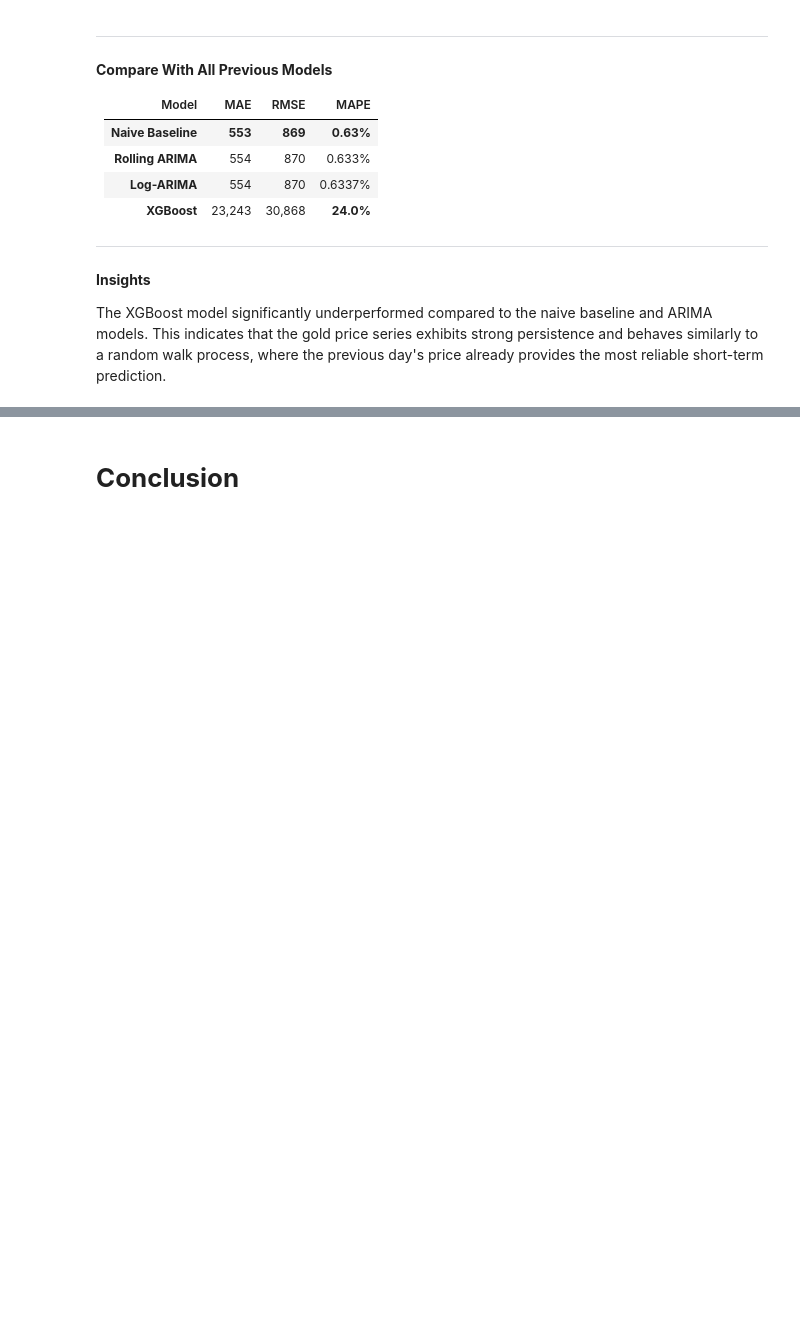
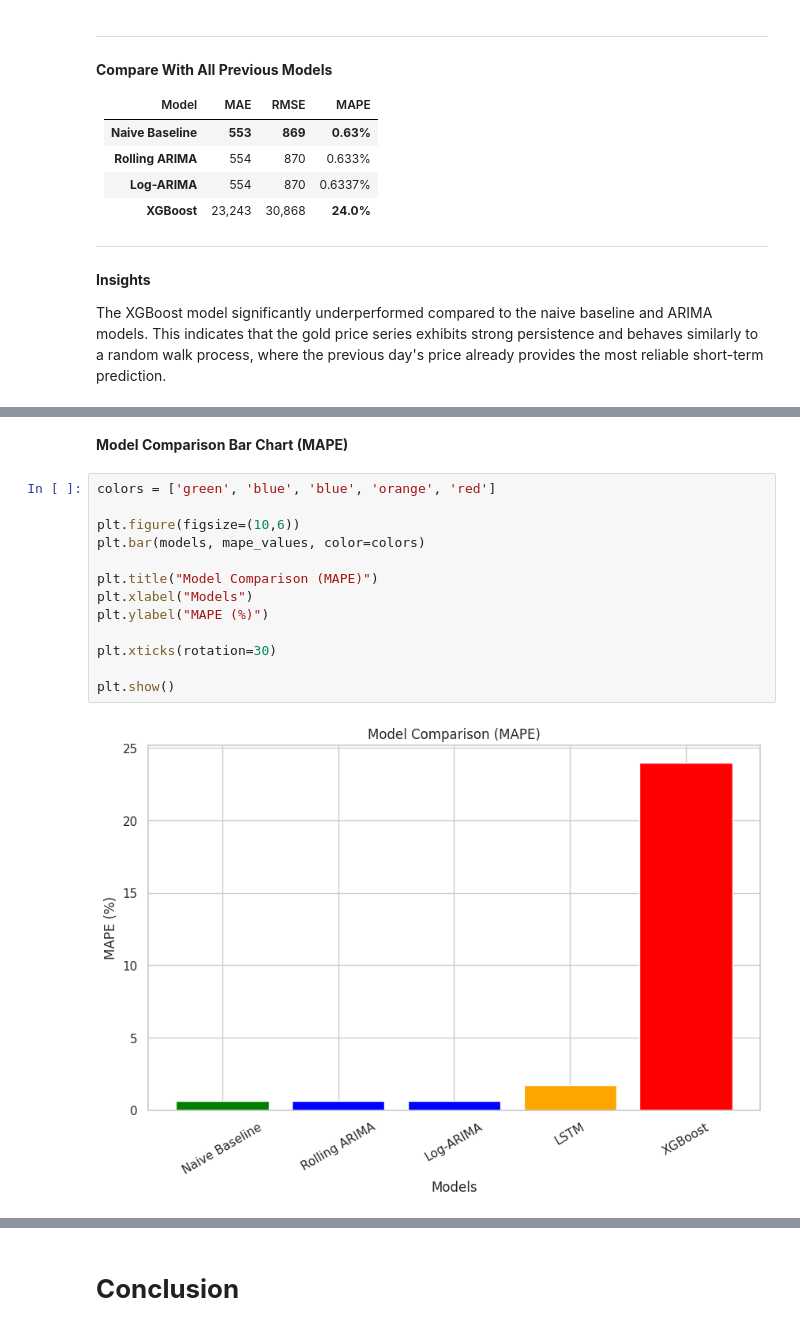
Before and after one commit to Sagarjain93/Machine-Learning-Portfolio, a Jupyter notebook: 03_ML_Practice/Gold_Price_Prediction_Forecasting/03_notebook/05_modelling.ipynb, the cells around one changed output, grey strips where cells are left out. Cells and saved outputs as stored; diff of their text form; blank space fills up the shorter version.

```diff
--- a/03_ML_Practice/Gold_Price_Prediction_Forecasting/03_notebook/05_modelling.ipynb
+++ b/03_ML_Practice/Gold_Price_Prediction_Forecasting/03_notebook/05_modelling.ipynb
@@ -2910,0 +2989,17 @@ plt.show()
+# %% [markdown]
+**Model Comparison Bar Chart (MAPE)**
+# %%
+colors = ['green', 'blue', 'blue', 'orange', 'red']
+
+plt.figure(figsize=(10,6))
+plt.bar(models, mape_values, color=colors)
+
+plt.title("Model Comparison (MAPE)")
+plt.xlabel("Models")
+plt.ylabel("MAPE (%)")
+
+plt.xticks(rotation=30)
+
+plt.show()
+# %% [output]
+[figure, added]
```
Also changed, not shown: parts of 49 cells of this notebook.
